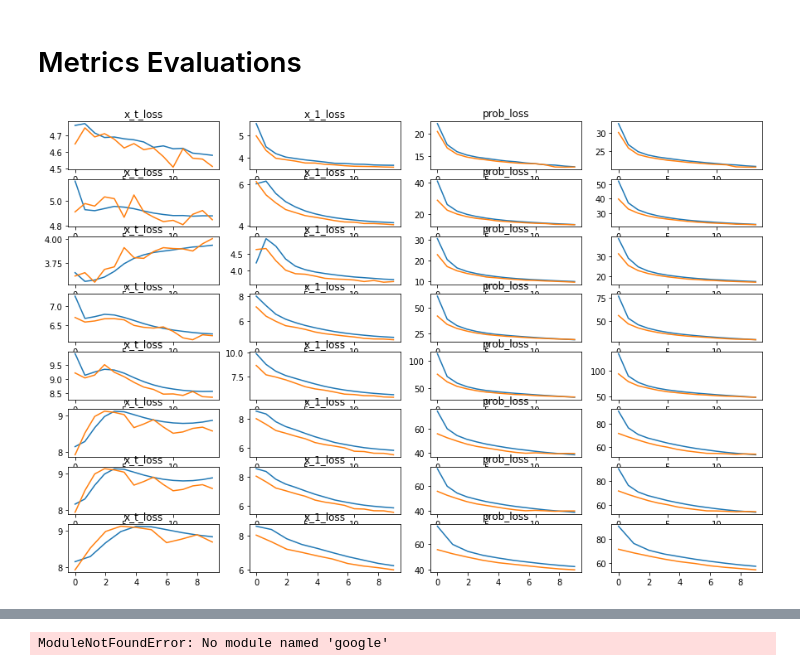
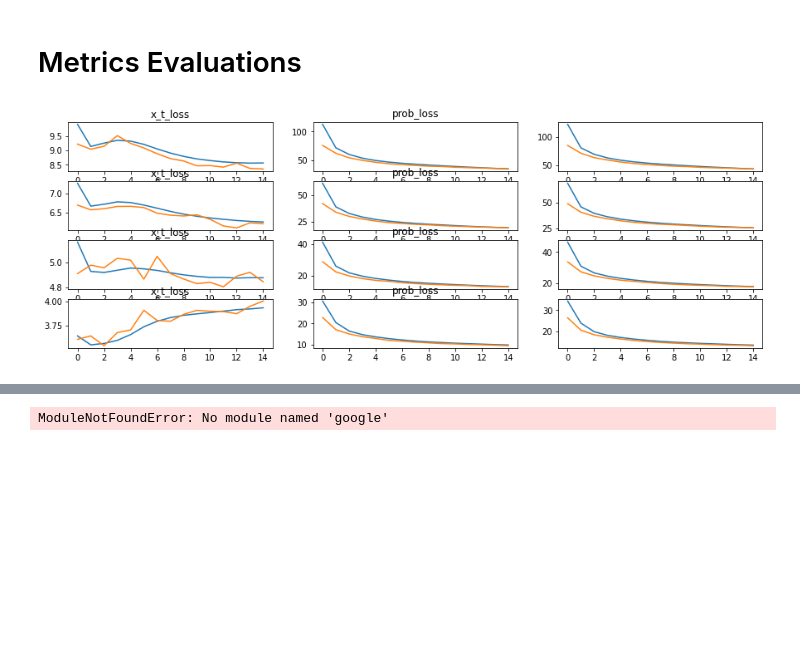
Before and after one commit to xu-shitong/diffusion-image-captioning, a Jupyter notebook: CLIP-DDPM.ipynb, the cells around one changed output, grey strips where cells are left out. Cells and saved outputs as stored; diff of their text form; code cells hidden in the pictures; blank space fills up the shorter version.

```diff
--- a/CLIP-DDPM.ipynb
+++ b/CLIP-DDPM.ipynb
@@ -471,6 +494,8 @@ if SCHEDULER == torch.linspace:
   lrs = SCHEDULER(LEARNING_RATE, END_LEARNING_RATE, EPOCH_NUM)
 elif SCHEDULER == torch.logspace:
   lrs = SCHEDULER(torch.tensor([LEARNING_RATE]).log10().item(), torch.tensor([END_LEARNING_RATE]).log10().item(), EPOCH_NUM)
+elif SCHEDULER == cosine_annealing:
+  lrs = SCHEDULER()
 
 def train_func(model, trainer, x, train=True):
   x_0 = model.embedding(x["input_ids"])
@@ -586,14 +611,14 @@ summary = sys.stdout
 # %%
 # trial on inference
 model = torch.load(
-  "./trial_rounding_weight/epoch15_lossseries_sum_sample_mean_lr5E-05-5E-05_schedulerlinspace_round3E+00_dynamic3_clipconcat_clipmask10_train-embedFalse_samplesize100_x_0_predictTrue_X_INTERVAL100_use_x_tTrue_use_x_1True_use_probTrue.pickle",
+  "./trial_rounding_weight/epoch15_lossseries_sum_sample_mean_lr5E-05-5E-05_schedulerlogspace_round3E-01_dynamic-1_clipconcat_clipmask10_train-embedFalse_samplesize100_x_0_predictTrue_X_INTERVAL100_use_x_tTrue_use_x_1True_use_probTrue.pickle",
 
   ).to(device)
 model.model.add_module("activation", activations.GELUActivation())
 model.eval()
 with torch.no_grad():
 
-  idx = 5
+  idx = 0
   summary.write(f"origin text: {val_set[idx]['text']}\n")
 
   sample = val_set[idx]
@@ -648,7 +673,7 @@ t: 901 restore: [CLS] a people are gathered gathered a a event. [SEP] [PAD] [PAD
 # model.model.add_module("activation", activations.GELUActivation())
 model.eval()
 with torch.no_grad():
-  image = Image.open("./Shropshire.jpeg")
+  image = Image.open("./Shropshire.jpg")
   clip_processor = CLIPProcessor.from_pretrained("./tokenizers/openai/clip-vit-base-patch32-local")
   clip = CLIP.from_pretrained("./models/openai/clip-vit-base-patch32-local")
   plt.imshow(image)
@@ -671,6 +696,8 @@ with torch.no_grad():
 
       out, restored = model(restored[:, :MAX_LENGTH, :], image_clip, text_clip, torch.ones((1, MAX_LENGTH)), torch.tensor([[1, 0]]))
 
-    print("inferred: ", dataset.tokenizer.decode(nn.functional.softmax(out, dim=-1).argmax(dim=-1).unique_consecutive(dim=-1)[0]))
+      if i % 2 == 0:
+        print("inferred: ", dataset.tokenizer.decode(nn.functional.softmax(out, dim=-1).argmax(dim=-1)[0]))
+    print()
 # %% [output]
 [figure]
@@ -701,54 +735,80 @@ def extract_float(file_name, start=""):
   l = [[float(word) for word in re.split("\n|,| ", line) if isfloat(word)] for line in file if line.startswith(start)]
   return torch.tensor(l)
 
-# # Proof of importance of rounding weight, dynamic not suitable
-# file_names = [
-#   "batch8_maxlen16_round3E-01_lossseries_sum_batch_average_clipconcat_clipmask10_train-embedFalse_samplesize100_x_0_predictTrue_use_x_1True_use_probTrue.txt",
-#   "./trial_rounding_weight/epoch15_lossseries_sum_sample_mean_lr5E-05-5E-05_schedulerlogspace_round3E-01_dynamic-1_clipconcat_clipmask10_train-embedFalse_samplesize100_x_0_predictTrue_X_INTERVAL100_use_x_tTrue_use_x_1True_use_probTrue.txt",
-#   "./trial_rounding_weight/epoch15_lossseries_sum_sample_mean_lr5E-05-5E-05_schedulerlogspace_round2E-01_dynamic-1_clipconcat_clipmask10_train-embedFalse_samplesize100_x_0_predictTrue_X_INTERVAL100_use_x_tTrue_use_x_1True_use_probTrue.txt",
-#   "./trial_rounding_weight/epoch15_lossseries_sum_sample_mean_lr5E-05-5E-05_schedulerlogspace_round5E-01_dynamic-1_clipconcat_clipmask10_train-embedFalse_samplesize100_x_0_predictTrue_X_INTERVAL100_use_x_tTrue_use_x_1True_use_probTrue.txt",
-#   "./trial_rounding_weight/epoch15_lossseries_sum_sample_mean_lr5E-05-5E-05_schedulerlogspace_round1E+00_dynamic-1_clipconcat_clipmask10_train-embedFalse_samplesize100_x_0_predictTrue_X_INTERVAL100_use_x_tTrue_use_x_1True_use_probTrue.txt",
-#   "./trial_rounding_weight/epoch15_lossseries_sum_sample_mean_lr5E-05-5E-05_schedulerlinspace_round3E+00_dynamic3_clipconcat_clipmask10_train-embedFalse_samplesize100_x_0_predictTrue_X_INTERVAL100_use_x_tTrue_use_x_1True_use_probTrue.txt",
-#   "./trial_rounding_weight/epoch15_lossseries_sum_sample_mean_lr5E-05-5E-05_schedulerlinspace_round3E+00_dynamic3_clipconcat_clipmask10_train-embedFalse_samplesize100_x_0_predictTrue_X_INTERVAL100_use_x_tTrue_use_x_1True_use_probTrue.txt",
-#   "./trial_rounding_weight/epoch10_lossseries_sum_sample_mean_lr5E-05-5E-05_schedulerlinspace_round3E+00_dynamic3_clipconcat_clipmask10_train-embedFalse_samplesize100_x_0_predictTrue_X_INTERVAL100_use_x_tTrue_use_x_1True_use_probTrue.txt"
-# ]
+# Proof of importance of rounding weight, dynamic not suitable
+file_names = [
+  # "batch8_maxlen16_round3E-01_lossseries_sum_batch_average_clipconcat_clipmask10_train-embedFalse_samplesize100_x_0_predictTrue_use_x_1True_use_probTrue.txt",
+  "./trial_rounding_weight/epoch15_lossseries_sum_sample_mean_lr5E-05-5E-05_schedulerlogspace_round1E+00_dynamic-1_clipconcat_clipmask10_train-embedFalse_samplesize100_x_0_predictTrue_X_INTERVAL100_use_x_tTrue_use_x_1True_use_probTrue.txt",
+  "./trial_rounding_weight/epoch15_lossseries_sum_sample_mean_lr5E-05-5E-05_schedulerlogspace_round5E-01_dynamic-1_clipconcat_clipmask10_train-embedFalse_samplesize100_x_0_predictTrue_X_INTERVAL100_use_x_tTrue_use_x_1True_use_probTrue.txt",
+  "./trial_rounding_weight/epoch15_lossseries_sum_sample_mean_lr5E-05-5E-05_schedulerlogspace_round3E-01_dynamic-1_clipconcat_clipmask10_train-embedFalse_samplesize100_x_0_predictTrue_X_INTERVAL100_use_x_tTrue_use_x_1True_use_probTrue.txt",
+  "./trial_rounding_weight/epoch15_lossseries_sum_sample_mean_lr5E-05-5E-05_schedulerlogspace_round2E-01_dynamic-1_clipconcat_clipmask10_train-embedFalse_samplesize100_x_0_predictTrue_X_INTERVAL100_use_x_tTrue_use_x_1True_use_probTrue.txt",
+  # "./trial_rounding_weight/epoch15_lossseries_sum_sample_mean_lr5E-05-5E-05_schedulerlinspace_round3E+00_dynamic3_clipconcat_clipmask10_train-embedFalse_samplesize100_x_0_predictTrue_X_INTERVAL100_use_x_tTrue_use_x_1True_use_probTrue.txt",
+  # "./trial_rounding_weight/epoch15_lossseries_sum_sample_mean_lr5E-05-5E-05_schedulerlinspace_round3E+00_dynamic3_clipconcat_clipmask10_train-embedFalse_samplesize100_x_0_predictTrue_X_INTERVAL100_use_x_tTrue_use_x_1True_use_probTrue.txt",
+  # "./trial_rounding_weight/epoch10_lossseries_sum_sample_mean_lr5E-05-5E-05_schedulerlinspace_round3E+00_dynamic3_clipconcat_clipmask10_train-embedFalse_samplesize100_x_0_predictTrue_X_INTERVAL100_use_x_tTrue_use_x_1True_use_probTrue.txt",
+  # "./trial_rounding_weight/epoch15_lossseries_sum_sample_mean_lr1E-04-1E-04_schedulerlinspace_round3E-01_dynamic1_clipconcat_class_weight-1E+00_class_prob2E-01_train-embedFalse_samplesize100_x_0_predictTrue_X_INTERVAL100_use_x_tTrue_use_x_1True_use_probTrue.txt",
+]
 
 # # Learning rate trial
 # file_names = [
 #   "epoch15_lossseries_sum_sample_mean_lr1E-04-1E-04_schedulerlogspace_round3E-01_dynamic-1_clipconcat_clipmask10_train-embedFalse_samplesize100_x_0_predictTrue_X_INTERVAL100_use_x_tTrue_use_x_1True_use_probTrue.txt",
 #   "./trial_rounding_weight/epoch15_lossseries_sum_sample_mean_lr5E-05-5E-05_schedulerlogspace_round3E-01_dynamic-1_clipconcat_clipmask10_train-embedFalse_samplesize100_x_0_predictTrue_X_INTERVAL100_use_x_tTrue_use_x_1True_use_probTrue.txt",
-#   "./trial_lr/epoch15_lossseries_sum_sample_mean_lr5E-04-5E-04_schedulerlinspace_round3E-01_dynamic-1_clipconcat_clipmask10_train-embedFalse_samplesize100_x_0_predictTrue_X_INTERVAL100_use_x_tTrue_use_x_1True_use_probTrue.txt",
-#   "./trial_lr/epoch15_lossseries_sum_sample_mean_lr1E-05-1E-05_schedulerlogspace_round3E-01_dynamic-1_clipconcat_clipmask10_train-embedFalse_samplesize100_x_0_predictTrue_X_INTERVAL100_use_x_tTrue_use_x_1True_use_probTrue.txt",
-#   "./trial_lr/lr1e-5_batch8_maxlen16_round3E-01_lossseries_sum_batch_average_clipconcat_clipmask10_train-embedFalse_samplesize100_x_0_predictTrue_use_x_1True_use_probTrue.txt",
+#   # "./trial_lr/epoch15_lossseries_sum_sample_mean_lr5E-04-5E-04_schedulerlinspace_round3E-01_dynamic-1_clipconcat_clipmask10_train-embedFalse_samplesize100_x_0_predictTrue_X_INTERVAL100_use_x_tTrue_use_x_1True_use_probTrue.txt",
+#   # "./trial_lr/epoch15_lossseries_sum_sample_mean_lr1E-05-1E-05_schedulerlogspace_round3E-01_dynamic-1_clipconcat_clipmask10_train-embedFalse_samplesize100_x_0_predictTrue_X_INTERVAL100_use_x_tTrue_use_x_1True_use_probTrue.txt",
+#   # "./trial_lr/lr1e-5_batch8_maxlen16_round3E-01_lossseries_sum_batch_average_clipconcat_clipmask10_train-embedFalse_samplesize100_x_0_predictTrue_use_x_1True_use_probTrue.txt",
+#   "./trial_lr/epoch15_lossseries_sum_sample_mean_lr1E-04-1E-05_schedulerlinspace_round3E-01_dynamic-1_clipconcat_class_weight0E+00_class_prob2E-01_train-embedFalse_samplesize100_x_0_predictTrue_X_INTERVAL100_use_x_tTrue_use_x_1True_use_probTrue.txt",
+#   "./trial_lr/epoch15_lossseries_sum_sample_mean_lr1E-04-5E-05_schedulerlinspace_round3E-01_dynamic-1_clipconcat_class_weight0E+00_class_prob2E-01_train-embedFalse_samplesize100_x_0_predictTrue_X_INTERVAL100_use_x_tTrue_use_x_1True_use_probTrue.txt",
+#   "epoch15_lossseries_sum_sample_mean_lr1E-04-5E-05_schedulercosine_annealing_round3E-01_dynamic-1_clipconcat_class_weight0E+00_class_prob2E-01_train-embedFalse_samplesize100_x_0_predictTrue_X_INTERVAL100_use_x_tTrue_use_x_1True_use_probTrue.txt",
+#   "epoch15_lossseries_sum_sample_mean_lr1E-04-5E-05_schedulercosine_annealing_round3E-01_dynamic-1_clipadd_class_weight0E+00_class_prob2E-01_train-embedFalse_samplesize100_x_0_predictTrue_X_INTERVAL100_use_x_tTrue_use_x_1True_use_probTrue.txt",
 # ]
 
 # # classifier free trial
 # file_names = [
+#   "./epoch15_lossseries_sum_sample_mean_lr1E-04-1E-04_schedulerlogspace_round3E-01_dynamic-1_clipconcat_clipmask10_train-embedFalse_samplesize100_x_0_predictTrue_X_INTERVAL100_use_x_tTrue_use_x_1True_use_probTrue.txt",
+#   "./trial_add_concat/epoch15_lossseries_sum_sample_mean_lr1E-04-1E-04_schedulerlinspace_round3E-01_dynamic-1_clipadd_class_weight0E+00_class_prob2E-01_train-embedFalse_samplesize100_x_0_predictTrue_X_INTERVAL100_use_x_tTrue_use_x_1True_use_probTrue.txt",
+#   "./trial_classification_free/epoch15_lossseries_sum_sample_mean_lr1E-04-1E-04_schedulerlinspace_round3E-01_dynamic-1_clipconcat_class_weight3E-01_class_prob2E-01_train-embedFalse_samplesize100_x_0_predictTrue_X_INTERVAL100_use_x_tTrue_use_x_1True_use_probTrue.txt",
+#   "./trial_classification_free/epoch15_lossseries_sum_sample_mean_lr1E-04-1E-04_schedulerlinspace_round3E-01_dynamic-1_clipadd_class_weight3E-01_class_prob2E-01_train-embedFalse_samplesize100_x_0_predictTrue_X_INTERVAL100_use_x_tTrue_use_x_1True_use_probTrue.txt",
+# ]
+
+# # add or concat
+# file_names = [
+#   "batch8_maxlen16_round3E-01_lossseries_sum_batch_average_clipconcat_clipmask10_train-embedFalse_samplesize100_x_0_predictTrue_use_x_1True_use_probTrue.txt",
+#   "epoch20_lossseries_sum_sample_mean_lr1E-04-1E-04_schedulerlinspace_round3E-01_dynamic-1_clipadd_class_weight0E+00_class_prob2E-01_train-embedFalse_samplesize100_x_0_predictTrue_X_INTERVAL100_use_x_tTrue_use_x_1True_use_probTrue.txt",
 #   "epoch15_lossseries_sum_sample_mean_lr1E-04-1E-04_schedulerlogspace_round3E-01_dynamic-1_clipconcat_clipmask10_train-embedFalse_samplesize100_x_0_predictTrue_X_INTERVAL100_use_x_tTrue_use_x_1True_use_probTrue.txt",
-#   "epoch5_lossseries_sum_sample_mean_lr1E-04-1E-04_schedulerlinspace_round3E-01_dynamic-1_clipconcat_class_weight3E-01_class_prob2E-01_train-embedFalse_samplesize100_x_0_predictTrue_X_INTERVAL100_use_x_tTrue_use_x_1True_use_probTrue.txt",
+#   "./trial_add_concat/epoch15_lossseries_sum_sample_mean_lr1E-04-1E-04_schedulerlinspace_round3E-01_dynamic-1_clipadd_class_weight0E+00_class_prob2E-01_train-embedFalse_samplesize100_x_0_predictTrue_X_INTERVAL100_use_x_tTrue_use_x_1True_use_probTrue.txt",
+# ]
+
+# file_names = [
+#   "./epoch15_lossseries_sum_sample_mean_lr1E-04-1E-04_schedulerlogspace_round3E-01_dynamic-1_clipconcat_clipmask10_train-embedFalse_samplesize100_x_0_predictTrue_X_INTERVAL100_use_x_tTrue_use_x_1True_use_probTrue.txt",
+#   "./trial_lr/epoch15_lossseries_sum_sample_mean_lr1E-04-5E-05_schedulercosine_annealing_round3E-01_dynamic-1_clipconcat_class_weight0E+00_class_prob2E-01_train-embedFalse_samplesize100_x_0_predictTrue_X_INTERVAL100_use_x_tTrue_use_x_1True_use_probTrue.txt"
 # ]
 
 
-fig, axarr = plt.subplots(len(file_names), 4, figsize=(15, 10))
+
+# fig, axarr = plt.subplots(len(file_names), 4, figsize=(15, 10))
+fig, axarr = plt.subplots(len(file_names), 3, figsize=(15, 5))
 for i, file_name in enumerate(file_names):
   losses = extract_float(file_name, start="epoch") # shape [batch size, 7] each line is [batch number, x_t, x_1, prob losses, validation x_t x_1 prob losses]
-  train_index = {1: "x_t_loss",2: "x_1_loss",3: "prob_loss"}
-  val_index = {4: "x_t_loss",5: "x_1_loss",6: "prob_loss"}
+  # train_index = {1: "x_t_loss",2: "x_1_loss",3: "prob_loss"}
+  # val_index = {4: "x_t_loss",5: "x_1_loss",6: "prob_loss"}
+  train_index = {1: "x_t_loss", 3: "prob_loss"}
+  val_index = {4: "x_t_loss", 6: "prob_loss"}
   train_sum_losses = losses[:, list(train_index.keys())].sum(dim=-1)
   val_sum_losses = losses[:, list(val_index.keys())].sum(dim=-1)
 
   for j, idx in enumerate(train_index):
     axarr[i, j].plot(losses[:, idx])
     axarr[i, j].set_title(train_index[idx])
 
   for j, idx in enumerate(val_index):
     axarr[i, j].plot(losses[:, idx])
     axarr[i, j].set_title(val_index[idx])
 
-  axarr[i, 3].plot(train_sum_losses)
-  axarr[i, 3].plot(val_sum_losses)
+  # axarr[i, 3].plot(train_sum_losses)
+  # axarr[i, 3].plot(val_sum_losses)
+  axarr[i, 2].plot(train_sum_losses)
+  axarr[i, 2].plot(val_sum_losses)
 # %% [output]
-[figure, old version]
+[figure, new version]
 # %%
 # evaluate BLEU-4 metrics on validation data
 from torchtext.data.metrics import bleu_score
```
Also changed, not shown: parts of 8 cells of this notebook, 20 other files.
